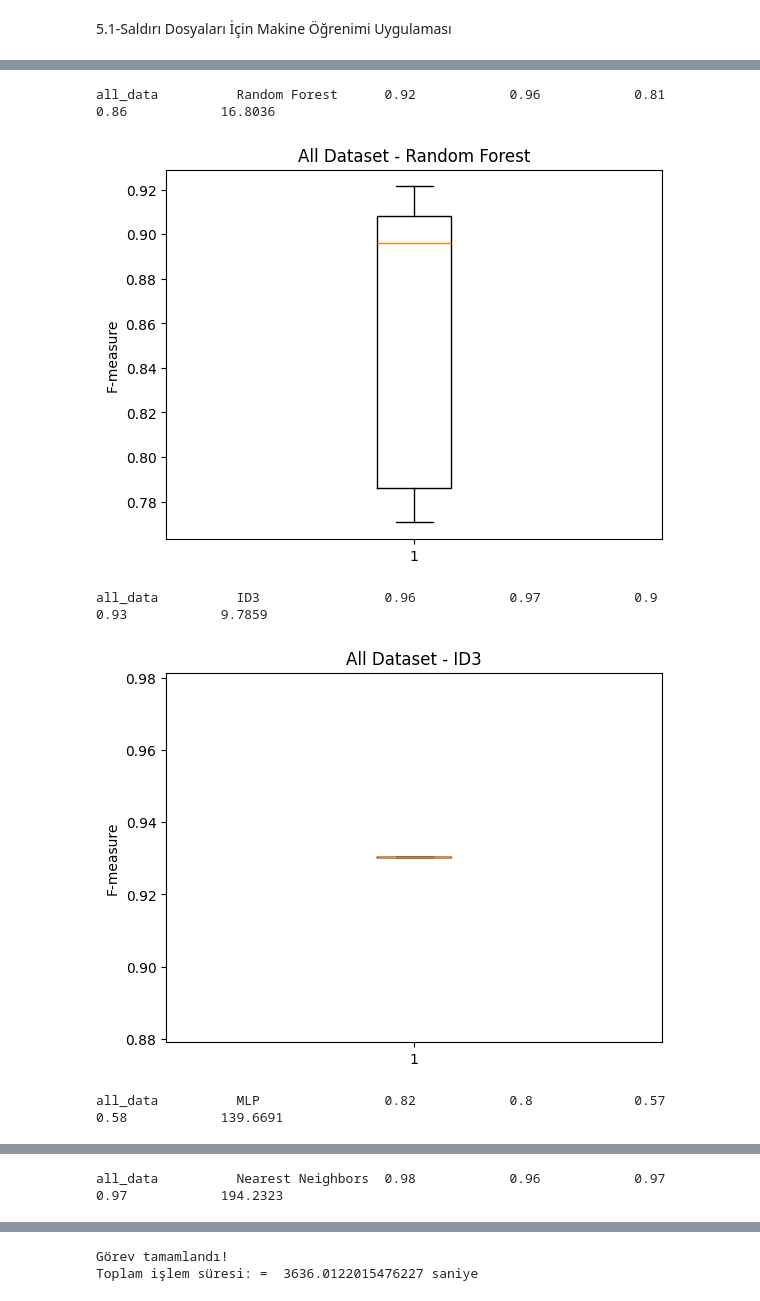
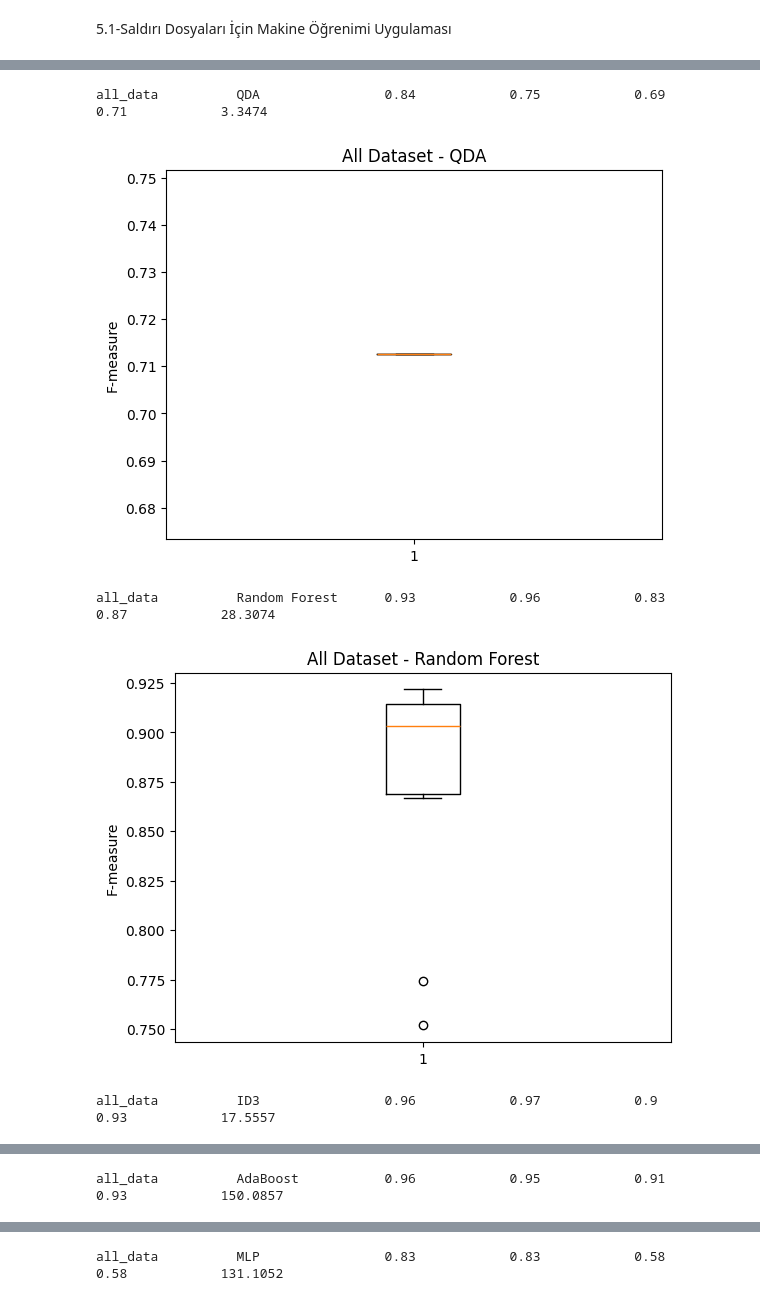
Before and after one commit to esraaerdogan/AnomalyDetection_in_Networks_Using_MachineLearning, a Jupyter notebook: anomaly.ipynb, the cells around one changed output, grey strips where cells are left out. Drawn from its saved outputs; the diff is of its cells as text; code cells hidden in the pictures.

```diff
--- a/anomaly.ipynb
+++ b/anomaly.ipynb
@@ -1044,22 +1067,14 @@ all_data          MLP                0.82            0.77            0.55
 # %%
-##  "all_data.csv" file is required for the operation of the program.
-##  "all_data.csv" file must be located in the same directory as the program.
+##  Bu aşamanın çalışması için "all_data.csv" dosyası gereklidir.
+##  "all_data.csv" dosyası programla aynı dizinde bulunmalıdır.
 
-##  the purpose of this program is to apply machine learning algorithms to the dataset and observe the performance of algorithms.
-##  the algorithms used are:Naive Bayes, QDA, Random Forest, ID3, AdaBoost, MLP, Nearest Neighbors
-##  As the program display output data include: file name, machine learning algorithm name, accuracy,Precision, Recall, F1-score,Time
-##  the program will create a CSV file that prints the results and a folder containing graphics.
-
-##  the some codes parts used for calculation and graphing are taken from the following site.
-##  http://scikit-learn.org
-
-from sklearn import metrics
-from sklearn.metrics import average_precision_score, confusion_matrix, f1_score, recall_score, precision_score
+from sklearn.metrics import confusion_matrix, f1_score, recall_score, precision_score
 from sklearn.model_selection import train_test_split
+from sklearn.discriminant_analysis import QuadraticDiscriminantAnalysis as QDA
+from sklearn.ensemble import RandomForestClassifier, AdaBoostClassifier
 from sklearn.naive_bayes import GaussianNB
 from sklearn.neural_network import MLPClassifier
 from sklearn.tree import DecisionTreeClassifier
-from sklearn.ensemble import RandomForestClassifier
 from sklearn.neighbors import KNeighborsClassifier
 
 import matplotlib.pyplot as plt
@@ -1068,7 +1083,6 @@ import os
 import pandas as pd
 import csv
 import time
-import math
 import warnings
 warnings.filterwarnings("ignore")
 
@@ -1092,14 +1106,16 @@ folder(folder_name)
 # Kullanılacak makine öğrenmesi algoritmaları bir sözlükte tanımlanır (ml_list).
 ml_list = {
     "Naive Bayes": GaussianNB(),
+    "QDA":QDA(),
     "Random Forest":RandomForestClassifier(max_depth=5, n_estimators=10, max_features=1),
     "ID3": DecisionTreeClassifier(max_depth=5, criterion="entropy"),
+    "AdaBoost":AdaBoostClassifier(),
     "MLP": MLPClassifier(hidden_layer_sizes=(13, 13, 13), max_iter=500),
     "Nearest Neighbors":KNeighborsClassifier(3)
 }
 
 # İçe aktarılacak tüm sütunların listesi
-# "04_2_feature_selection_for_attack_files.py" dosyası tarafından seçilen en yüksek öneme sahip 7 özellik burada kullanılır. (+ Etiket Özelliği)
+# Saldırılar için özellik seçimi bölümünde seçilen en yüksek öneme sahip 7 özellik burada kullanılır. (+ Etiket Özelliği)
 features = {"all_data": ["Bwd Packet Length Std", "Flow Bytes/s", "Total Length of Fwd Packets", "Fwd Packet Length Std",
                          "Flow IAT Std", "Flow IAT Min", "Fwd IAT Total", "Label"]}
 
@@ -1108,6 +1124,7 @@ seconds = time.time()  # İşlem süresi için zaman damgası
 with open(result, "w", newline="", encoding="utf-8") as f:  # Elde edilen sonuçların kaydedileceği bir CSV dosyası oluşturulur.
     wrt = csv.writer(f)
     wrt.writerow(["File", "ML algorithm", "accuracy", "Precision", "Recall", "F1-score", "Time"])
+
 
 for j in csv_files:  # Bu döngü dosya isimlerini içeren listede çalışır. İşlemler tüm saldırı dosyaları için tekrarlanır.
     print('%-17s %-17s  %-15s %-15s %-15s %-15s %-15s' % ("File", "ML algorithm", "accuracy", "Precision", "Recall", "F1-score", "Time"))  # Çıktı başlığını yazdırır.
@@ -1180,6 +1197,6 @@ all_data          Naive Bayes        0.81            0.69            0.65
 [figure]
-all_data          Random Forest      0.92            0.96            0.81            0.86            16.8036
+all_data          QDA                0.84            0.75            0.69            0.71            3.3474
-[figure, old version]
+[figure, new version]
-all_data          ID3                0.96            0.97            0.9             0.93            9.7859
+all_data          Random Forest      0.93            0.96            0.83            0.87            28.3074
-[figure, old version]
+[figure, new version]
-all_data          MLP                0.82            0.8             0.57            0.58            139.6691
+all_data          ID3                0.96            0.97            0.9             0.93            17.5557
@@ -1187 +1204 @@ all_data          MLP                0.82            0.8             0.57
-all_data          Nearest Neighbors  0.98            0.96            0.97            0.97            194.2323
+all_data          AdaBoost           0.96            0.95            0.91            0.93            150.0857
@@ -1189,2 +1206 @@ all_data          Nearest Neighbors  0.98            0.96            0.97
-Görev tamamlandı!
-Toplam işlem süresi: =  3636.0122015476227 saniye
+all_data          MLP                0.83            0.83            0.58            0.58            131.1052
```
Also changed, not shown: parts of 21 cells of this notebook.
